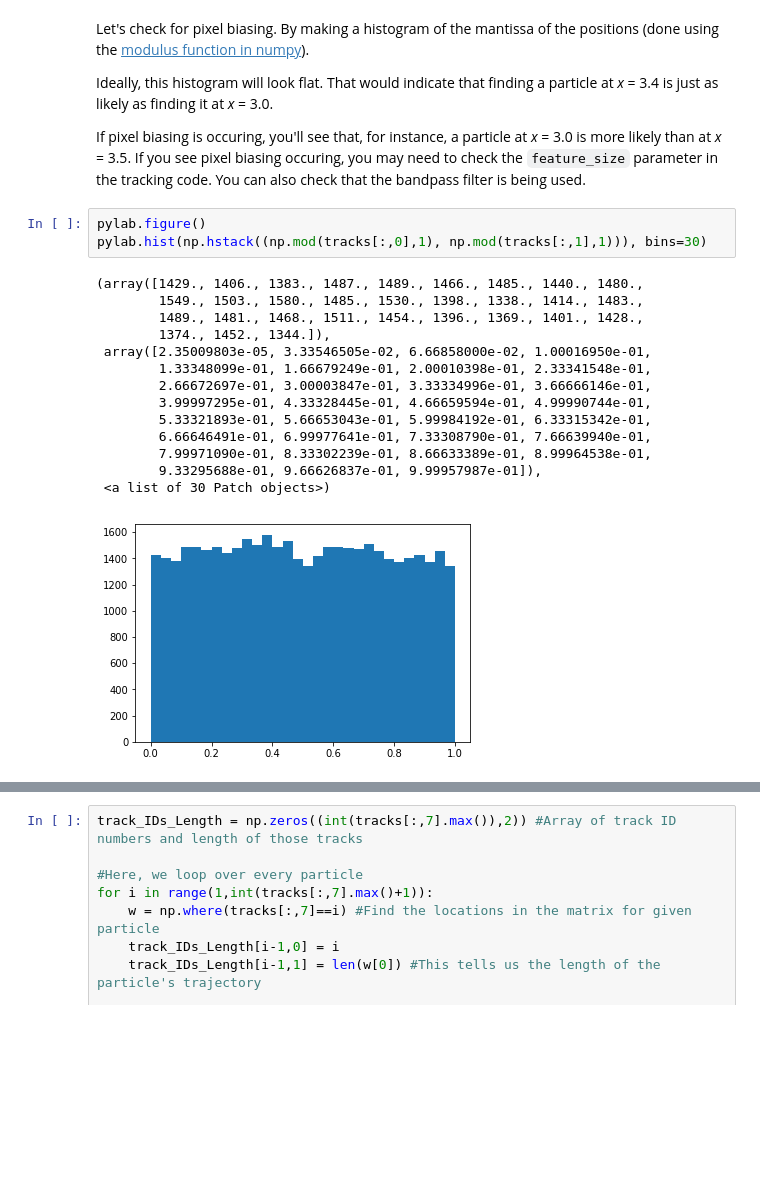
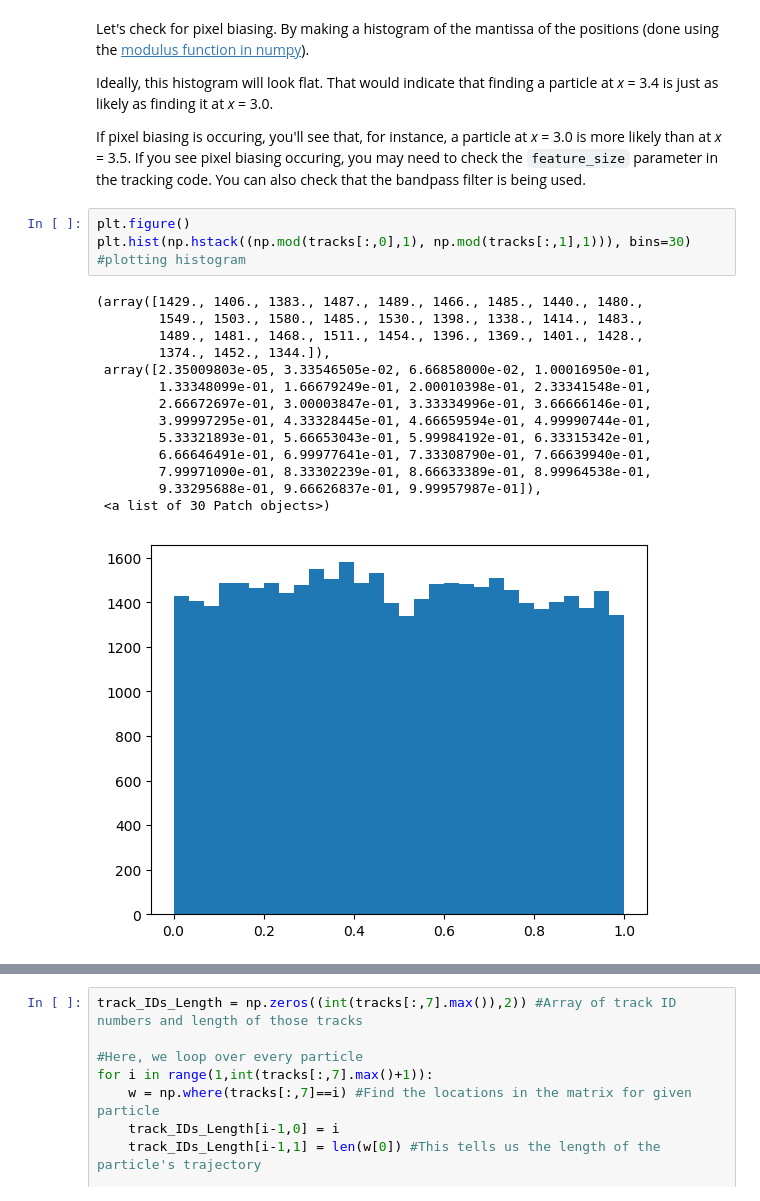
Before and after one commit to rmcgorty/ParticleTracking-Python, a Jupyter notebook: jupyter_notebooks/Particle Tracking -- DEMONSTRATION, TUTORIAL.ipynb, the cells around one changed output, grey strips where cells are left out. Saved outputs shown, nothing was run; the diff lists cells and outputs as text; blank space fills up the shorter version.

```diff
--- a/jupyter_notebooks/Particle Tracking -- DEMONSTRATION, TUTORIAL.ipynb
+++ b/jupyter_notebooks/Particle Tracking -- DEMONSTRATION, TUTORIAL.ipynb
@@ -207,23 +207,23 @@ Ideally, this histogram will look flat. That would indicate that finding a parti
 
 If pixel biasing is occuring, you'll see that, for instance, a particle at *x* = 3.0 is more likely than at *x* = 3.5. If you see pixel biasing occuring, you may need to check the <code>feature_size</code> parameter in the tracking code. You can also check that the bandpass filter is being used.
 # %%
-pylab.figure()
-pylab.hist(np.hstack((np.mod(tracks[:,0],1), np.mod(tracks[:,1],1))), bins=30)
+plt.figure()
+plt.hist(np.hstack((np.mod(tracks[:,0],1), np.mod(tracks[:,1],1))), bins=30) #plotting histogram
 # %% [output]
 (array([1429., 1406., 1383., 1487., 1489., 1466., 1485., 1440., 1480.,
         1549., 1503., 1580., 1485., 1530., 1398., 1338., 1414., 1483.,
         1489., 1481., 1468., 1511., 1454., 1396., 1369., 1401., 1428.,
         1374., 1452., 1344.]),
  array([2.35009803e-05, 3.33546505e-02, 6.66858000e-02, 1.00016950e-01,
         1.33348099e-01, 1.66679249e-01, 2.00010398e-01, 2.33341548e-01,
         2.66672697e-01, 3.00003847e-01, 3.33334996e-01, 3.66666146e-01,
         3.99997295e-01, 4.33328445e-01, 4.66659594e-01, 4.99990744e-01,
         5.33321893e-01, 5.66653043e-01, 5.99984192e-01, 6.33315342e-01,
         6.66646491e-01, 6.99977641e-01, 7.33308790e-01, 7.66639940e-01,
         7.99971090e-01, 8.33302239e-01, 8.66633389e-01, 8.99964538e-01,
         9.33295688e-01, 9.66626837e-01, 9.99957987e-01]),
  <a list of 30 Patch objects>)
-[figure, old version]
+[figure, new version]
 # %%
 %matplotlib inline
 mpld3.disable_notebook() #with mpld3, the zoom function for inline plots is available
```
Also changed, not shown: parts of 5 cells of this notebook.
